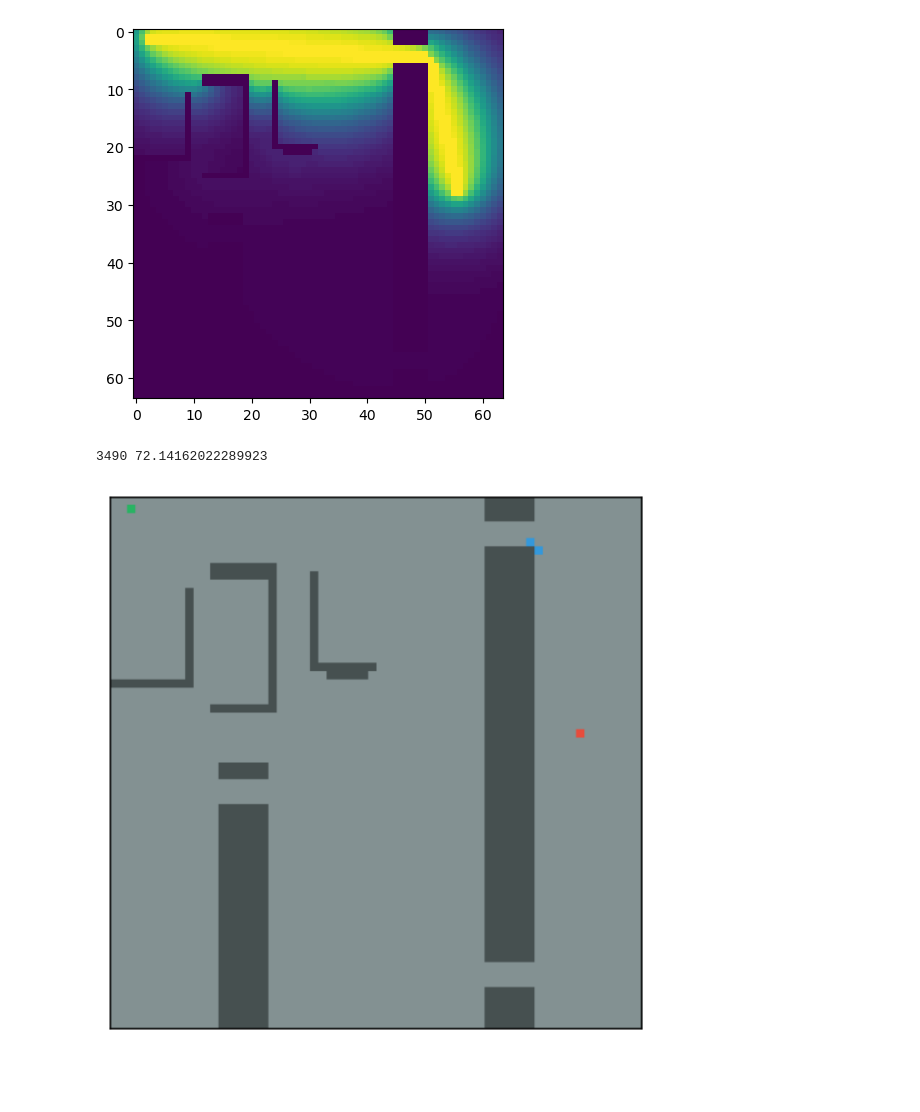
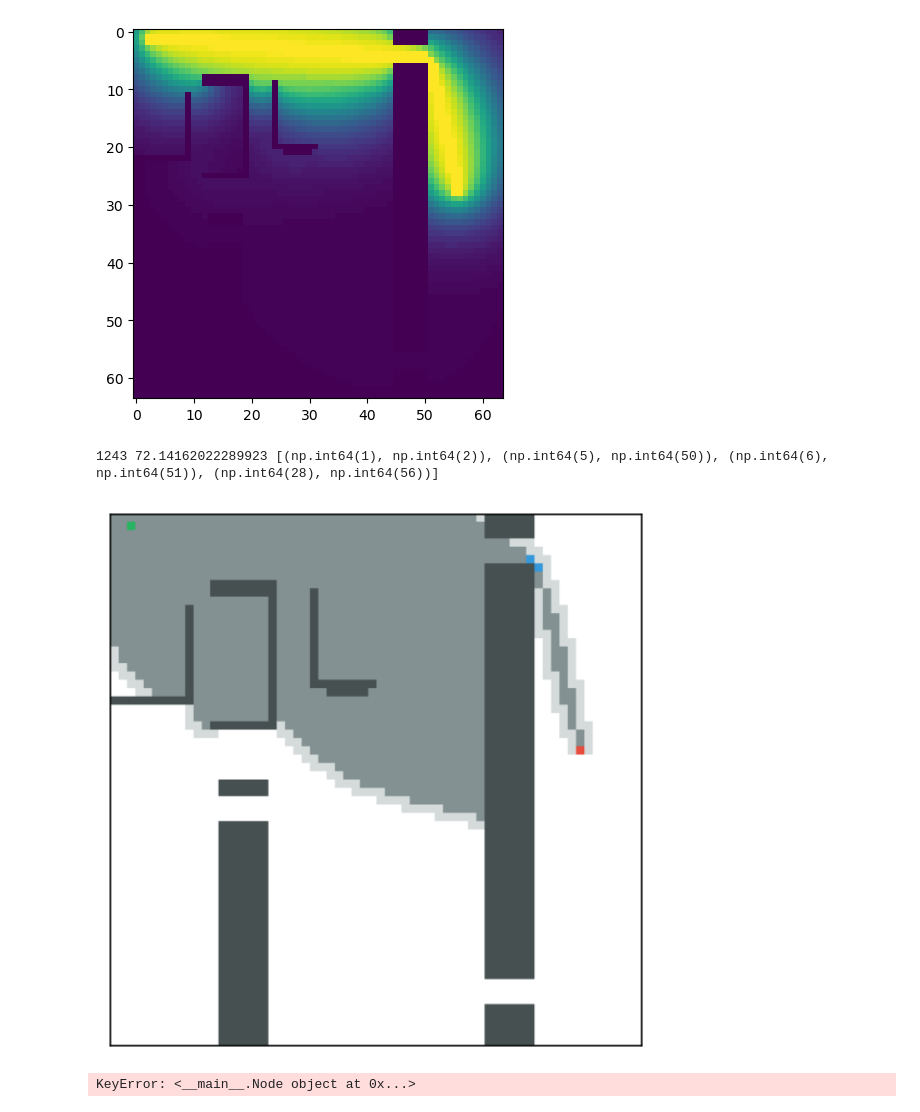
Before and after one commit to DrozdovDan/HS_HW_TransPath, a Jupyter notebook: testing.ipynb, the cells around one changed output. Drawn from its saved outputs; the diff is of its cells as text; code cells hidden in the pictures; blank space fills up the shorter version.

```diff
--- a/testing.ipynb
+++ b/testing.ipynb
@@ -681,6 +681,7 @@ def thetastar(
         if current_node == goal_node and not found:
             found = True
             goal_node = current_node
+            break
 
         # Process neighbors
         for ni, nj in task_map.get_neighbors(current_node.i, current_node.j):
@@ -731,28 +732,28 @@ def thetastar(
         search_tree_instance.expanded,
     )
 # %%
-dataset_path = './TransPath_data_mini/test'
+dataset_path = './TransPath_data/test'
 
 cells = np.load(f'{dataset_path}/maps.npy', mmap_mode='c')
 starts = np.load(f'{dataset_path}/starts.npy', mmap_mode='c')
 goals = np.load(f'{dataset_path}/goals.npy', mmap_mode='c')
 true_heuristics = np.load(f'{dataset_path}/focal.npy', mmap_mode='c')
 i = 0
-map = Map(cells[i, 0])
+map_0 = Map(cells[i, 0])
 start_i, start_j = np.where(starts[i, 0])
 start_i, start_j = start_i[0], start_j[0]
 goal_i, goal_j = np.where(goals[i, 0])
 goal_i, goal_j = goal_i[0], goal_j[0]
 plt.imshow(true_heuristics[i, 0])
 plt.show()
-data = thetastar(map, start_i, start_j, goal_i, goal_j, euclidean_distance, SearchTreePQD)
+data = thetastar(map_0, start_i, start_j, goal_i, goal_j, euclidean_distance, SearchTreePQD)
 path, length = make_path(data[1])
-print(len(data[-1]), length)
-draw(map, Node(start_i, start_j), Node(goal_i, goal_j), path, data[-2], data[-1])
+print(len(data[-1]), length, list(map(lambda x: (x.i, x.j), path)))
+draw(map_0, Node(start_i, start_j), Node(goal_i, goal_j), path, data[-2], data[-1])
 # %% [output]
 [figure]
-3490 72.14162022289923
+1243 72.14162022289923 [(np.int64(1), np.int64(2)), (np.int64(5), np.int64(50)), (np.int64(6), np.int64(51)), (np.int64(28), np.int64(56))]
-[figure, old version]
+[figure, new version]
 # %%
 def ppm(task_map: Map, start_i: int, start_j: int, goal_i: int, goal_j: int) -> np.ndarray:
     """
@@ -828,6 +829,8 @@ def ppm(task_map: Map, start_i: int, start_j: int, goal_i: int, goal_j: int) ->
     return ppm_matrix
 # %%
 heuristic = ppm(map, start_i, start_j, goal_i, goal_j)
+# %% [output]
+KeyError: <__main__.Node object at 0x...>
 # %%
 plt.imshow(heuristic)
 plt.show()
```
Also changed, not shown: parts of 1 cell of this notebook, 12 other files.
